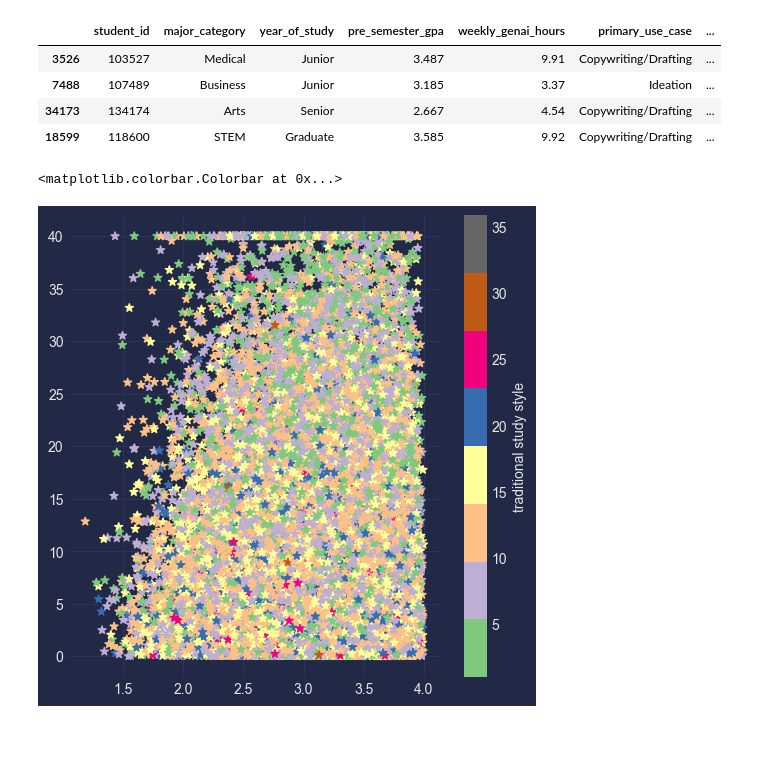
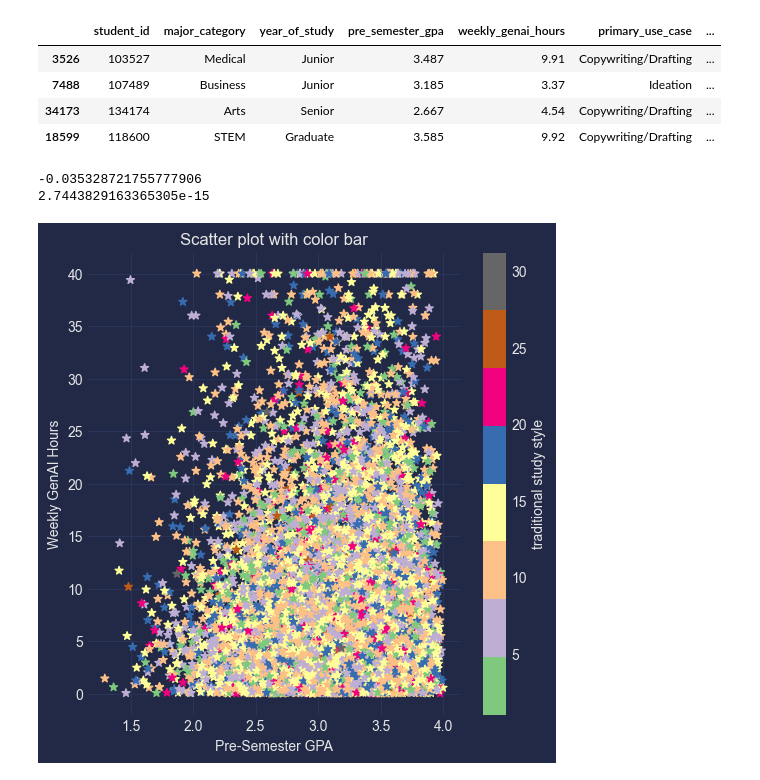
Before and after one commit to sachinmasti/Hypothesis-testing---, a Jupyter notebook: sunflower_1/sunflower_1.ipynb, the cells around one changed output. Drawn from its saved outputs; the diff is of its cells as text; code cells hidden in the pictures; blank space fills up the shorter version.

```diff
--- a/sunflower_1/sunflower_1.ipynb
+++ b/sunflower_1/sunflower_1.ipynb
@@ -59,17 +59,30 @@ df.sample(4)
 | 7488 | 107489 | Business | Junior | 3.185 | 3.37 | Ideation | ... |
 | 34173 | 134174 | Arts | Senior | 2.667 | 4.54 | Copywriting/Drafting | ... |
 | 18599 | 118600 | STEM | Graduate | 3.585 | 9.92 | Copywriting/Drafting | ... |
+# %%
+from scipy.stats import pearsonr
+
+corr,p = pearsonr(df['paid_subscription'],df['traditional_study_hours'])
+print(corr)
+print(p)
+# %% [output]
+-0.035328721755777906
+2.7443829163365305e-15
 # %%
 df.columns = df.columns.str.lower()
 # %%
 fig,ax = plt.subplots(figsize=(6,6))
 
-scatter = ax.scatter(df['pre_semester_gpa'],
-            df['weekly_genai_hours'],
-            c=df['traditional_study_hours'],
+scatter = ax.scatter(df['pre_semester_gpa'].sample(10000),
+            df['weekly_genai_hours'].sample(10000),
+            c=df['traditional_study_hours'].sample(10000),
             cmap='Accent',
             marker='*')
 fig.colorbar(scatter,ax =ax,label='traditional study style')
+
+ax.set_xlabel('Pre-Semester GPA')
+ax.set_ylabel('Weekly GenAI Hours')
+ax.set_title('Scatter plot with color bar')
+plt.show()
 # %% [output]
-<matplotlib.colorbar.Colorbar at 0x...>
-[figure, old version]
+[figure, new version]
```
Also changed, not shown: parts of 5 cells of this notebook.
